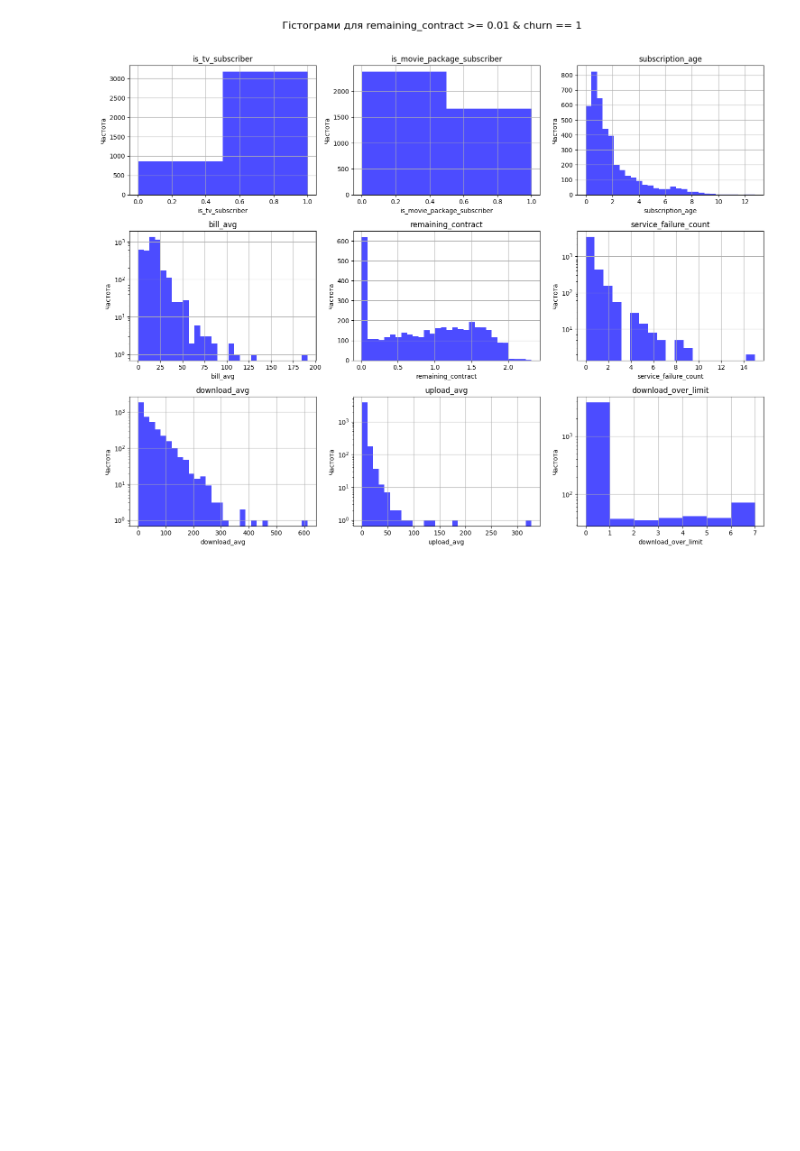
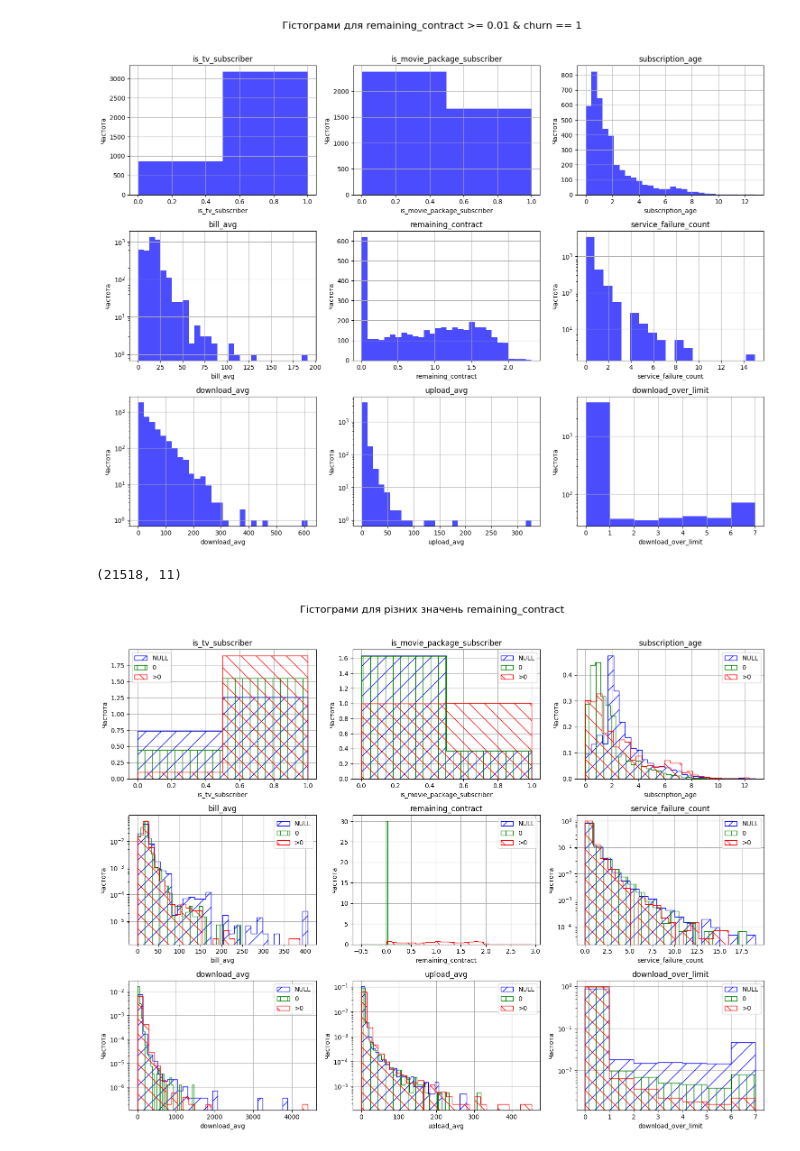
Before and after one commit to AndriiLi/project1_group2, a Jupyter notebook: clean_data.ipynb, the cells around one changed output. Cells and saved outputs as stored; diff of their text form; code cells hidden in the pictures; blank space fills up the shorter version.

Commit message:
remaining_contract. analysis for different values. correlation matrices

```diff
--- a/clean_data.ipynb
+++ b/clean_data.ipynb
@@ -248,3 +248,42 @@ plt.show()
 # %% [output]
 (4040, 11)
 [figure]
+# %%
+# Фільтрація рядків
+filtered_df = df[(df['remaining_contract'].isna())]
+filtered_df1 = df[(df['remaining_contract']<0.01)]
+filtered_df2 = df[(df['remaining_contract']>=0.01)]
+print(filtered_df.shape)
+# Вибір колонок для побудови гістограм (без першої та останньої)
+columns_to_plot = filtered_df.columns[1:-1]
+
+
+# Створення фігури та підграфіків (3 рядки по 3 підграфіки)
+fig, axes = plt.subplots(3, 3, figsize=(15, 12))  # 3x3 сітка, загальний розмір фігури 15x12 дюймів
+fig.suptitle('Гістограми для різних значень remaining_contract', fontsize=16)
+
+# Перебір колонок і відповідних підграфіків
+for i, column in enumerate(columns_to_plot):
+    ax = axes[i // 3, i % 3]  # Вибір підграфіка в сітці
+    nof_bins = 30
+    if i == 0 or i == 1: nof_bins = 2
+    if i == 5 or i == 8: nof_bins = df[column].max()
+
+    ax.hist(filtered_df[column].dropna(), bins=nof_bins, edgecolor='blue',label = "NULL", density = True, stacked = True, hatch = "/", histtype = "step")  # Побудова гістограми
+    ax.hist(filtered_df1[column].dropna(), bins=nof_bins, edgecolor='green', label = "0", density = True, stacked = True, hatch = "|", histtype = "step")  # Побудова гістограми
+    ax.hist(filtered_df2[column].dropna(), bins=nof_bins, edgecolor='red', label = ">0", density = True, stacked = True, hatch = "\\", histtype = "step")  # Побудова гістограми
+    ax.set_title(f'{column}')  # Назва для кожного підграфіка
+    ax.set_xlabel(column)
+    ax.set_ylabel('Частота')
+    ax.legend()
+    ax.grid(True)  # Додавання сітки
+    if i == 3 or i == 5 or i == 6 or i == 7 or i == 8: ax.set_yscale("log")
+
+# Автоматичне коригування відстаней між підграфіками
+plt.tight_layout(rect=[0, 0, 1, 0.96])
+
+# Відображення фігури
+plt.show()
+# %% [output]
+(21518, 11)
+[figure, added]
```
Also changed, not shown: parts of 4 cells of this notebook.
